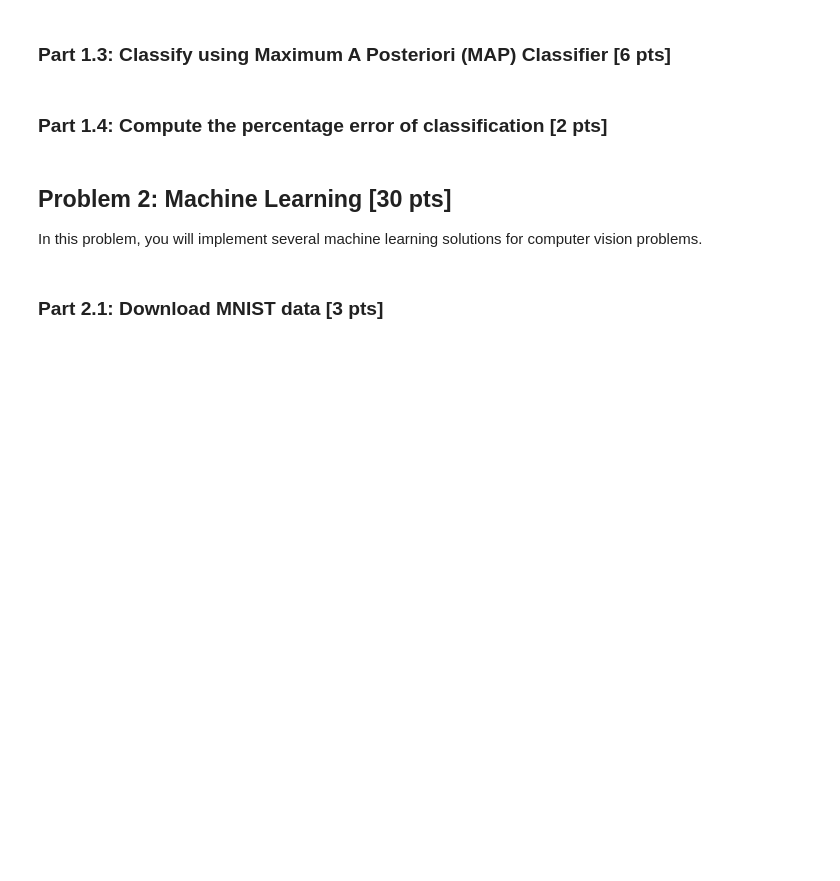
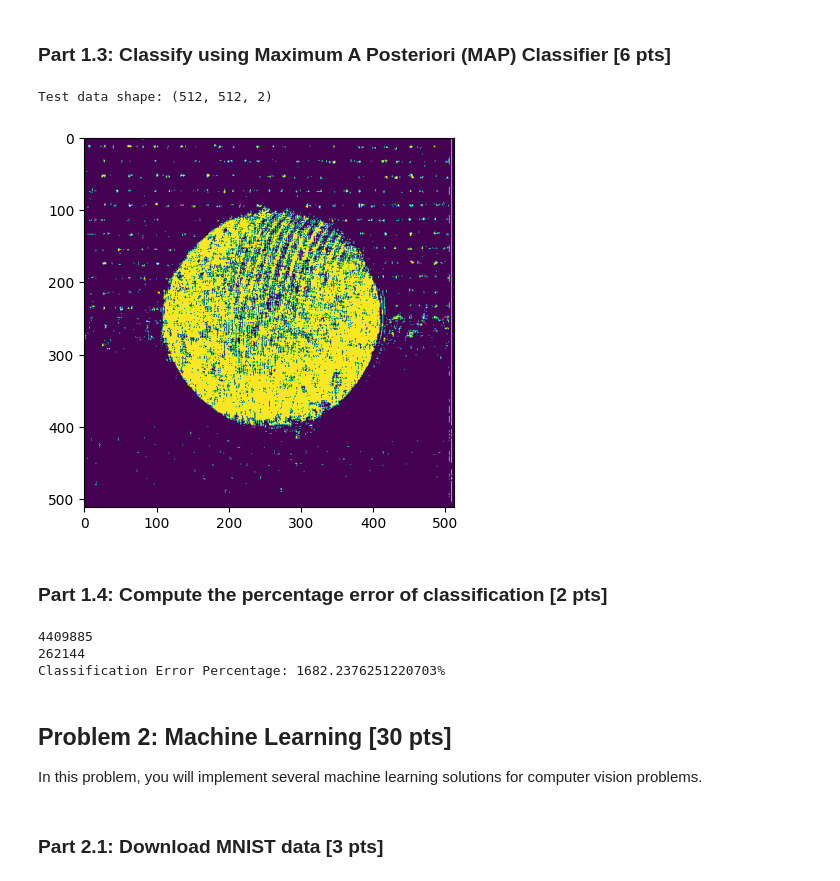
Before and after one commit to mahesmeh001/Computer-Vision, a Jupyter notebook: CSE252A_FA25_assignment_4/CSE252A_FA25_assignment_4.ipynb, the cells around one changed output. Drawn from its saved outputs; the diff is of its cells as text; code cells hidden in the pictures; blank space fills up the shorter version.

```diff
--- a/CSE252A_FA25_assignment_4/CSE252A_FA25_assignment_4.ipynb
+++ b/CSE252A_FA25_assignment_4/CSE252A_FA25_assignment_4.ipynb
@@ -213,33 +247,48 @@ file_test_data = open('TestImageFeatures.pkl', 'rb')
 test_data = pickle.load(file_test_data)
 file_test_data.close()
 test_features = test_data['features']
 print(f"Test data shape: {test_features.shape}")
 
 def classify_map(test_features, p_bg_features, p_fg_features, prior_bg, prior_fg):
     """
     Classify test samples using Maximum A Posteriori (MAP) rule.
 
     Args:
         test_features : M x N x D array of test features where M X N refers to image size and D refers to number of features
         p_bg_features : D x 64 array containing background class conditional probability for features
         p_fg_features : D x 64 array containing foreground class conditional probability for features
         p_prior_bg    : Prior probability of background class
         p_prior_fg    : Prior probability of foreground class
     Returns:
         prediction_mask   : M X N mask with value 0 for background and 1 for foreground
     """
     """ ==========
     YOUR CODE HERE
     ========== """
     M, N, D = test_features.shape
     prediction_mask = np.zeros((M, N), dtype=np.uint8)
 
+    # MAP = max(P(bg) * P(x1 | bg) * P(x2 | bg) * ... * P(x64 | bg), P(fg) * P(x1 | fg) * P(x2 | fg) * ... * P(x64 | fg))
+
+    for i in range(M):
+        for j in range(N):
+            bg_posterior = p_prior_bg * np.prod(p_bg_features[test_features[i, j, :]])
+            fg_posterior = p_prior_fg * np.prod(p_fg_features[test_features[i, j, :]])
+            prediction_mask[i, j] = 1 if fg_posterior > bg_posterior else 0
+
 
     return prediction_mask
 
 """ ==========
 YOUR CODE HERE TO COMPUTE AND DISPLAY THE PREDICTED MASK USING MAP CLASSIFIER
 ========== """
+prediction_mask = classify_map(test_features, p_bg_feature, p_fg_feature, p_prior_bg, p_prior_fg)
+# visualize the predicted mask
+plt.imshow(prediction_mask)
+plt.show()
+# %% [output]
+Test data shape: (512, 512, 2)
+[figure, added]
 # %% [markdown]
 ### Part 1.4: Compute the percentage error of classification [2 pts]
 # %%
@@ -249,6 +298,16 @@ binary_mask = (ground_truth_mask > 128).astype(np.uint8)
 """ ==========
 YOUR CODE HERE TO COMPUTE AND PRINT CLASSIFICATION ERROR PERCENTAGE
 ========== """
+M, N = prediction_mask.shape
+error_mask = np.abs(prediction_mask - binary_mask)
+print(np.sum(error_mask))
+print(M * N)
+error_percentage = np.sum(error_mask) / (M * N)
+print(f"Classification Error Percentage: {error_percentage * 100}%")
+# %% [output]
+4409885
+262144
+Classification Error Percentage: 1682.2376251220703%
 # %% [markdown]
 ## Problem 2: Machine Learning [30 pts]
 In this problem, you will implement several machine learning solutions for computer vision problems.
```
Also changed, not shown: parts of 4 cells of this notebook.
